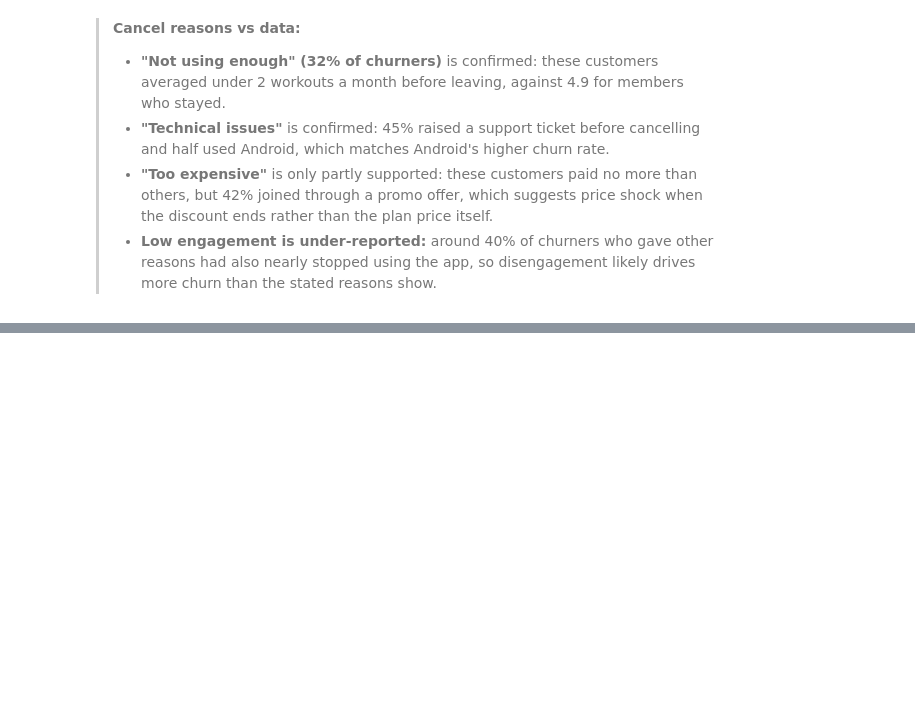
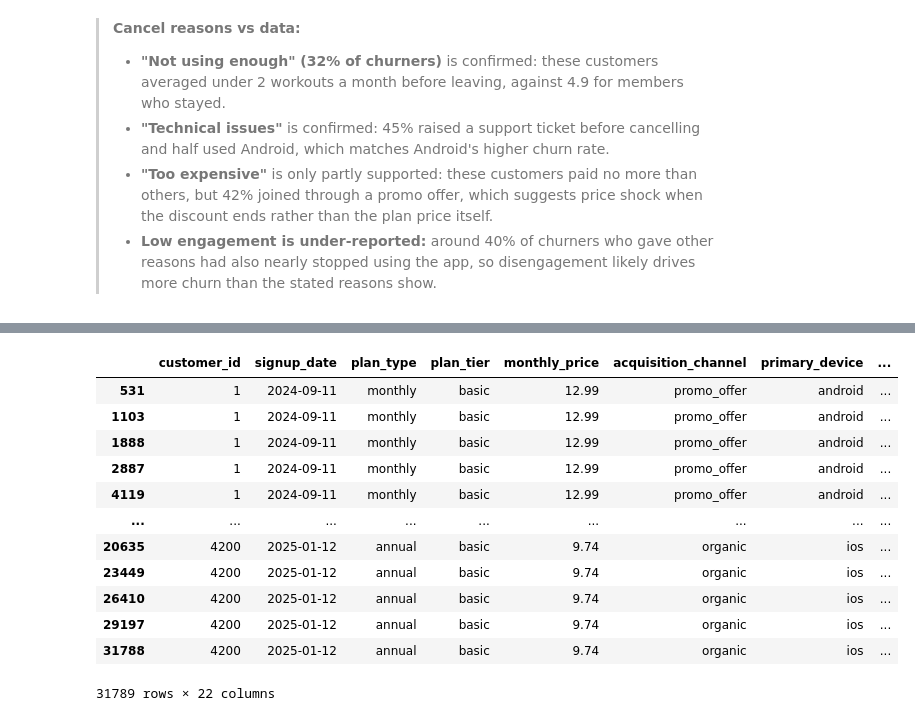
Before and after one commit to karanmagar921/Peloton_churn_analysis, a Jupyter notebook: evaluation.ipynb, the cells around one changed output, grey strips where cells are left out. Cells and saved outputs as stored; diff of their text form; code cells hidden in the pictures; blank space fills up the shorter version.

```diff
--- a/evaluation.ipynb
+++ b/evaluation.ipynb
@@ -567,0 +662,17 @@ Name: low_use, dtype: float64
+# %%
+model_df = df_combined.sort_values(['customer_id', 'month']).copy()
+model_df
+# %% [output]
+|  | customer_id | signup_date | plan_type | plan_tier | monthly_price | acquisition_channel | primary_device | ... |
+| 531 | 1 | 2024-09-11 | monthly | basic | 12.99 | promo_offer | android | ... |
+| 1103 | 1 | 2024-09-11 | monthly | basic | 12.99 | promo_offer | android | ... |
+| 1888 | 1 | 2024-09-11 | monthly | basic | 12.99 | promo_offer | android | ... |
+| 2887 | 1 | 2024-09-11 | monthly | basic | 12.99 | promo_offer | android | ... |
+| 4119 | 1 | 2024-09-11 | monthly | basic | 12.99 | promo_offer | android | ... |
+| ... | ... | ... | ... | ... | ... | ... | ... | ... |
+| 20635 | 4200 | 2025-01-12 | annual | basic | 9.74 | organic | ios | ... |
+| 23449 | 4200 | 2025-01-12 | annual | basic | 9.74 | organic | ios | ... |
+| 26410 | 4200 | 2025-01-12 | annual | basic | 9.74 | organic | ios | ... |
+| 29197 | 4200 | 2025-01-12 | annual | basic | 9.74 | organic | ios | ... |
+| 31788 | 4200 | 2025-01-12 | annual | basic | 9.74 | organic | ios | ... |
+31789 rows × 22 columns
```
Also changed, not shown: parts of 19 cells of this notebook.
